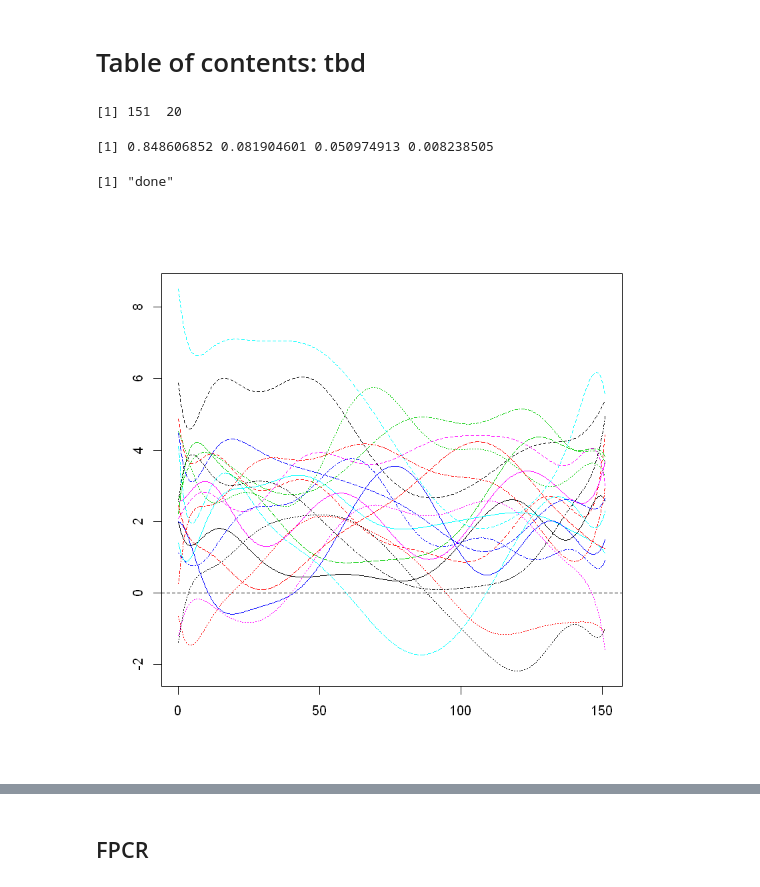
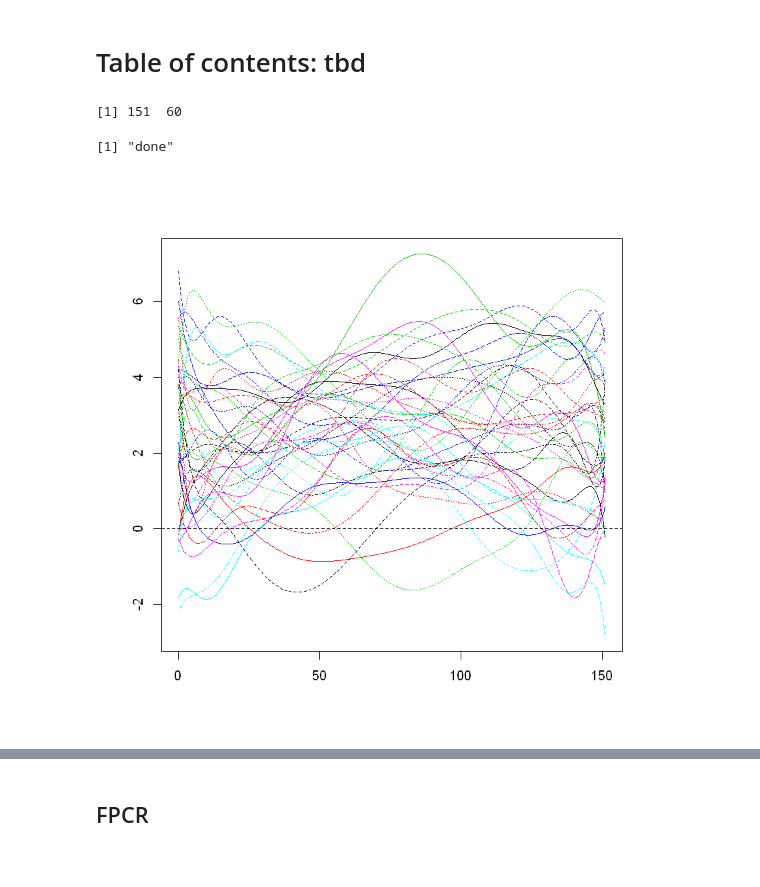
Before and after one commit to JakobJuergens/Basis_Choice_FLR, a Jupyter notebook: Code/simulation_study_approach.ipynb, the cells around one changed output, grey strips where cells are left out. Drawn from its saved outputs; the diff is of its cells as text; code cells hidden in the pictures.

```diff
--- a/Code/simulation_study_approach.ipynb
+++ b/Code/simulation_study_approach.ipynb
@@ -11,8 +29,9 @@ set.seed(100)
 # Table of contents: tbd
 # %%
 # set up "global" variables
-n_obs = 20
+n_obs = 60
 n_var = 150 #number of vars
+test = seq(1,20,1)
 grid = seq(0, 1, length = n_var+1)
 beta1 = sin(grid * 2 * pi)
 beta2 = -dnorm(grid, mean=.2, sd=.03) +3*dnorm(grid, mean=.5,
@@ -61,27 +80,31 @@ return(X)
 # %%
 X = data_generation()
 Y = X %*% beta1*(1/n_var)  + rnorm(n_obs, 0, 0.125)
 Y = as.numeric(Y)
 final_X = t(X)
+X_train = final_X[,-test]
+Y_train = Y[-test]
+X_test = final_X[,test]
+Y_test = Y[test]
 dim(final_X) # transpose, st obsverations now in columns //
 #todo: check if dim correct
-
 
 smallbasis  <- create.bspline.basis(rangeval = c(0, length(grid)), nbasis = 12, 7)
 harmFdpar = fdPar(smallbasis)
 
-smooth_basis <- smooth.basis(y = final_X, fdParobj=smallbasis)
-smooth_basis_fd = smooth_basis$fd
+smooth_basis_train <- smooth.basis(y = X_train, fdParobj=smallbasis)
+smooth_basis_train_fd = smooth_basis_train$fd
+smooth_basis_test <- smooth.basis(y = X_test, fdParobj=smallbasis)
+smooth_basis_test_fd = smooth_basis_test$fd
 
-simulated_pcaObj = pca.fd(smooth_basis$fd, nharm = nharm, harmfdPar = harmFdpar, centerfns = FALSE)
-
-simulated_pcaObj$varprop
+simulated_pcaObj_train = pca.fd(smooth_basis_train_fd, nharm = nharm, harmfdPar = harmFdpar, centerfns = FALSE)
+simulated_pcaObj_test = pca.fd(smooth_basis_test_fd, nharm = nharm, harmfdPar = harmFdpar, centerfns = FALSE)
+#simulated_pcaObj$varprop
 # todo:use to choose appropriate level of explained variance
 
-plot(smooth_basis_fd, ylab="", xlab="",col="gray")
+plot(smooth_basis_train_fd, ylab="", xlab="",col="gray")
 # %% [output]
-[1] 151  20
+[1] 151  60
-[1] 0.848606852 0.081904601 0.050974913 0.008238505
+[1] "done"
-[1] "done"
-[figure, old version]
+[figure, new version]
 # %%
```
Also changed, not shown: parts of 3 cells of this notebook, 1 other file.
